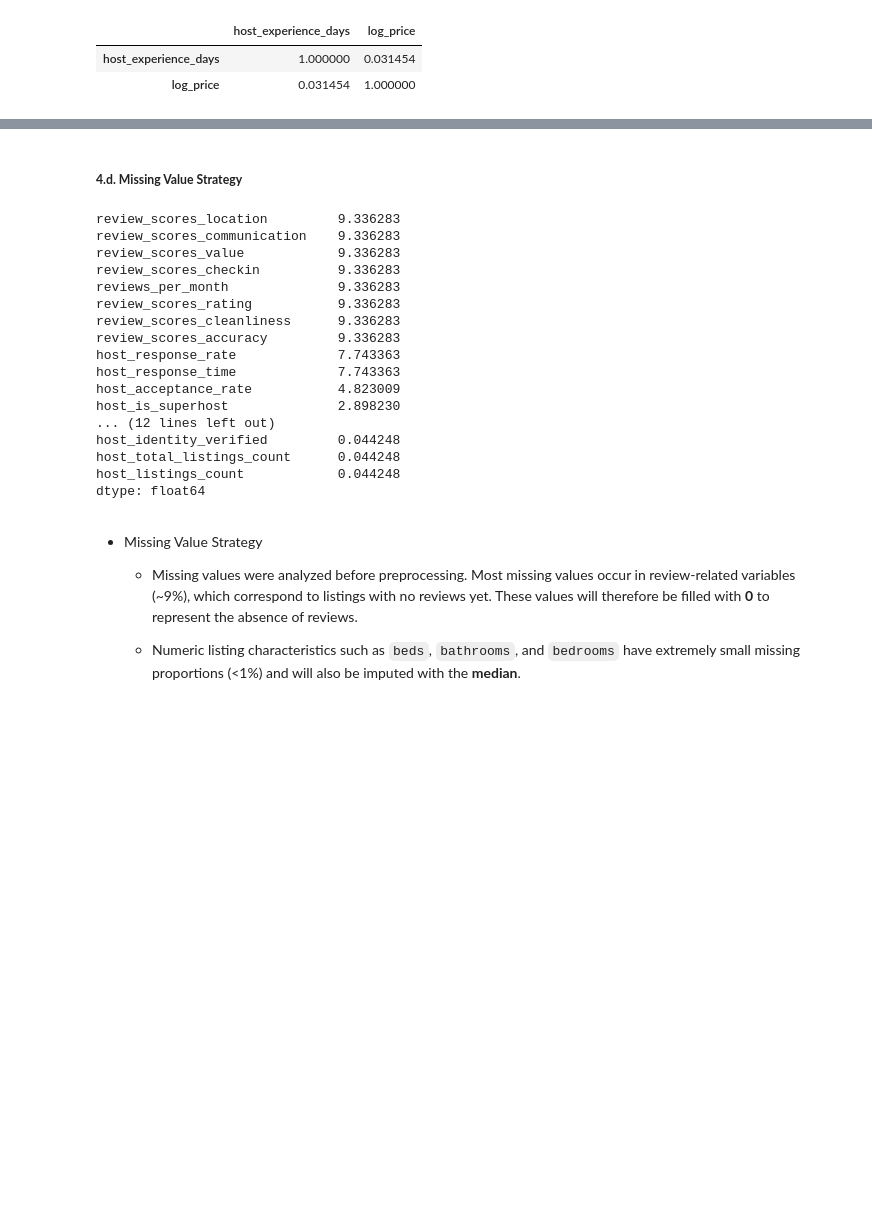
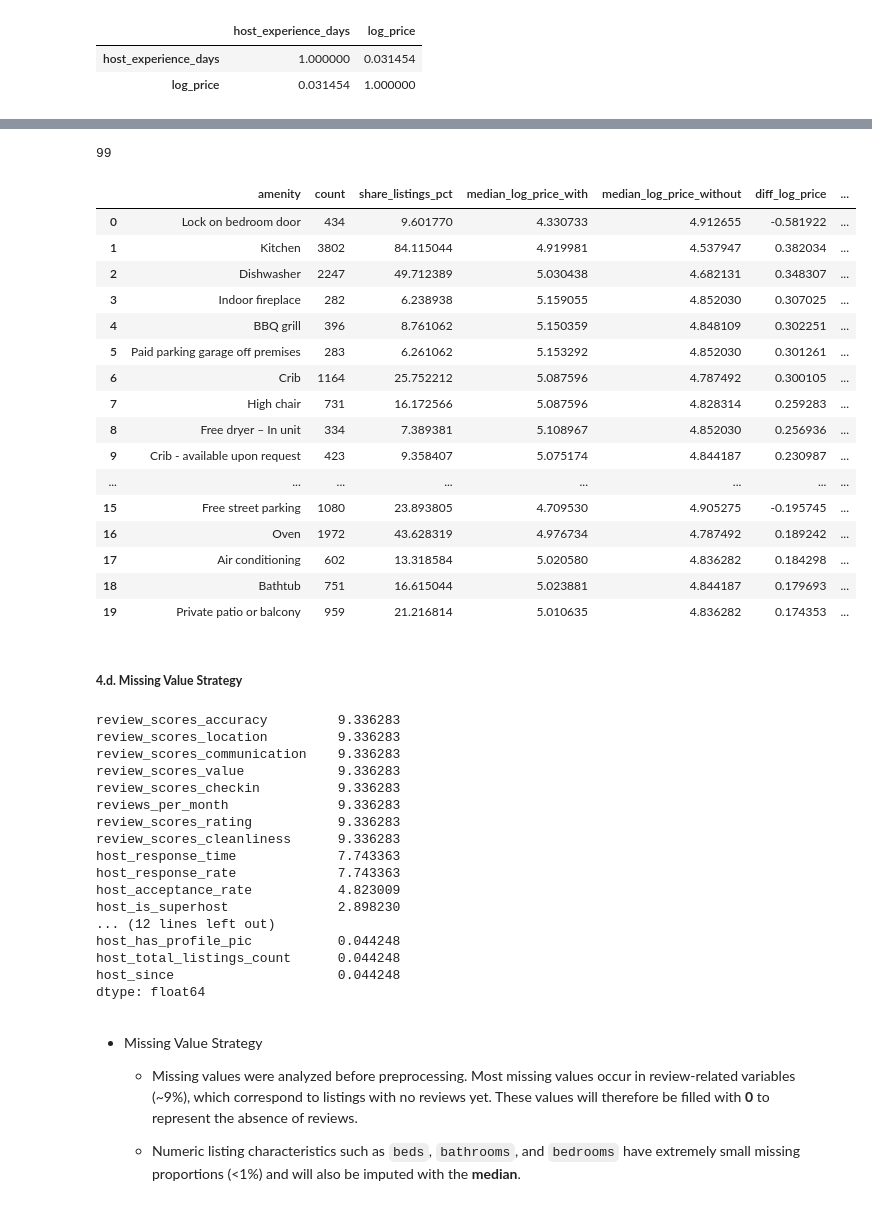
Before and after one commit to Batujan/Airbnb_Basque_Country_Price_Prediction, a Jupyter notebook: notebooks/01_data_exploration.ipynb, the cells around one changed output, grey strips where cells are left out. Drawn from its saved outputs; the diff is of its cells as text; code cells hidden in the pictures; blank space fills up the shorter version.

Commit message:
add analysis of amenities

```diff
--- a/notebooks/01_data_exploration.ipynb
+++ b/notebooks/01_data_exploration.ipynb
@@ -563,7 +564,7 @@ df_eda[categorical_cols].head()
 # %%
 cat_cols_to_drop = [
     "first_review",
-    "last_review", "license", "amenities",
+    "last_review", "license",
     "host_location", "host_neighbourhood"
 ]
 
@@ -797,3 +835,71 @@ df_eda[["host_experience_days", "log_price"]].corr()
+# %%
+min_share = 0.05
+min_count = int(len(df_eda) * min_share)
+
+selected_amenities = amenities_counts[amenities_counts >= min_count].index.tolist()
+len(selected_amenities)
+# %% [output]
+99
+# %%
+n_listings = len(df_eda)
+
+# Keep only amenities that appear often enough to be meaningful
+MIN_SHARE = 0.05   # at least 5% of listings
+MIN_COUNT = int(n_listings * MIN_SHARE)
+
+candidate_amenities = amenities_counts[amenities_counts >= MIN_COUNT].index.tolist()
+
+# Build relevance table
+results = []
+
+for amenity in candidate_amenities:
+    has_amenity = amenities_sets.apply(lambda s: amenity in s)
+
+    median_with = df_eda.loc[has_amenity, "log_price"].median()
+    median_without = df_eda.loc[~has_amenity, "log_price"].median()
+
+    diff_log = median_with - median_without
+    approx_pct_diff = (np.exp(diff_log) - 1) * 100
+
+    results.append({
+        "amenity": amenity,
+        "count": has_amenity.sum(),
+        "share_listings_pct": has_amenity.mean() * 100,
+        "median_log_price_with": median_with,
+        "median_log_price_without": median_without,
+        "diff_log_price": diff_log,
+        "approx_price_diff_pct": approx_pct_diff
+    })
+
+amenity_impact = pd.DataFrame(results)
+
+# Rank by strongest price effect
+amenity_impact = amenity_impact.sort_values(
+    by="diff_log_price",
+    key=lambda s: s.abs(),
+    ascending=False
+).reset_index(drop=True)
+
+# Show the most price-relevant amenities
+amenity_impact.head(20)
+# %% [output]
+|  | amenity | count | share_listings_pct | median_log_price_with | median_log_price_without | diff_log_price | ... |
+| 0 | Lock on bedroom door | 434 | 9.601770 | 4.330733 | 4.912655 | -0.581922 | ... |
+| 1 | Kitchen | 3802 | 84.115044 | 4.919981 | 4.537947 | 0.382034 | ... |
+| 2 | Dishwasher | 2247 | 49.712389 | 5.030438 | 4.682131 | 0.348307 | ... |
+| 3 | Indoor fireplace | 282 | 6.238938 | 5.159055 | 4.852030 | 0.307025 | ... |
+| 4 | BBQ grill | 396 | 8.761062 | 5.150359 | 4.848109 | 0.302251 | ... |
+| 5 | Paid parking garage off premises | 283 | 6.261062 | 5.153292 | 4.852030 | 0.301261 | ... |
+| 6 | Crib | 1164 | 25.752212 | 5.087596 | 4.787492 | 0.300105 | ... |
+| 7 | High chair | 731 | 16.172566 | 5.087596 | 4.828314 | 0.259283 | ... |
+| 8 | Free dryer – In unit | 334 | 7.389381 | 5.108967 | 4.852030 | 0.256936 | ... |
+| 9 | Crib - available upon request | 423 | 9.358407 | 5.075174 | 4.844187 | 0.230987 | ... |
+| ... | ... | ... | ... | ... | ... | ... | ... |
+| 15 | Free street parking | 1080 | 23.893805 | 4.709530 | 4.905275 | -0.195745 | ... |
+| 16 | Oven | 1972 | 43.628319 | 4.976734 | 4.787492 | 0.189242 | ... |
+| 17 | Air conditioning | 602 | 13.318584 | 5.020580 | 4.836282 | 0.184298 | ... |
+| 18 | Bathtub | 751 | 16.615044 | 5.023881 | 4.844187 | 0.179693 | ... |
+| 19 | Private patio or balcony | 959 | 21.216814 | 5.010635 | 4.836282 | 0.174353 | ... |
 # %% [markdown]
 ##### **4.d. Missing Value Strategy**
 # %%
@@ -801,6 +907,7 @@ df_eda[["host_experience_days", "log_price"]].corr()
 missing_cols = df_eda.isnull().mean().mul(100).sort_values(ascending=False)
 missing_cols[missing_cols > 0]
 # %% [output]
+review_scores_accuracy         9.336283
 review_scores_location         9.336283
 review_scores_communication    9.336283
 review_scores_value            9.336283
@@ -808,15 +915,14 @@ review_scores_checkin          9.336283
 reviews_per_month              9.336283
 review_scores_rating           9.336283
 review_scores_cleanliness      9.336283
-review_scores_accuracy         9.336283
+host_response_time             7.743363
 host_response_rate             7.743363
-host_response_time             7.743363
 host_acceptance_rate           4.823009
 host_is_superhost              2.898230
 ... (12 lines left out)
-host_identity_verified         0.044248
+host_has_profile_pic           0.044248
 host_total_listings_count      0.044248
-host_listings_count            0.044248
+host_since                     0.044248
 dtype: float64
 # %% [markdown]
 * Missing Value Strategy
```
Also changed, not shown: parts of 4 cells of this notebook.
